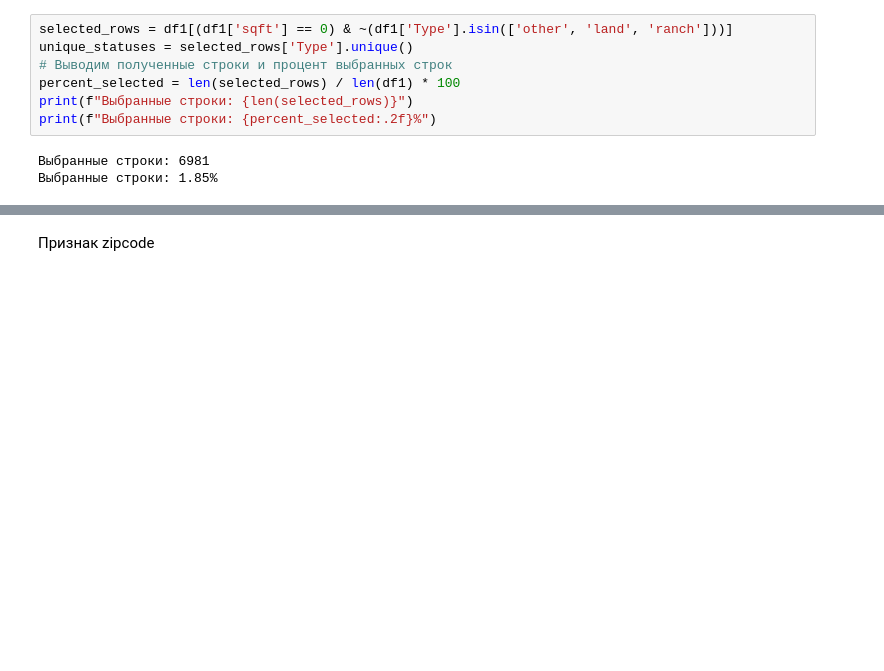
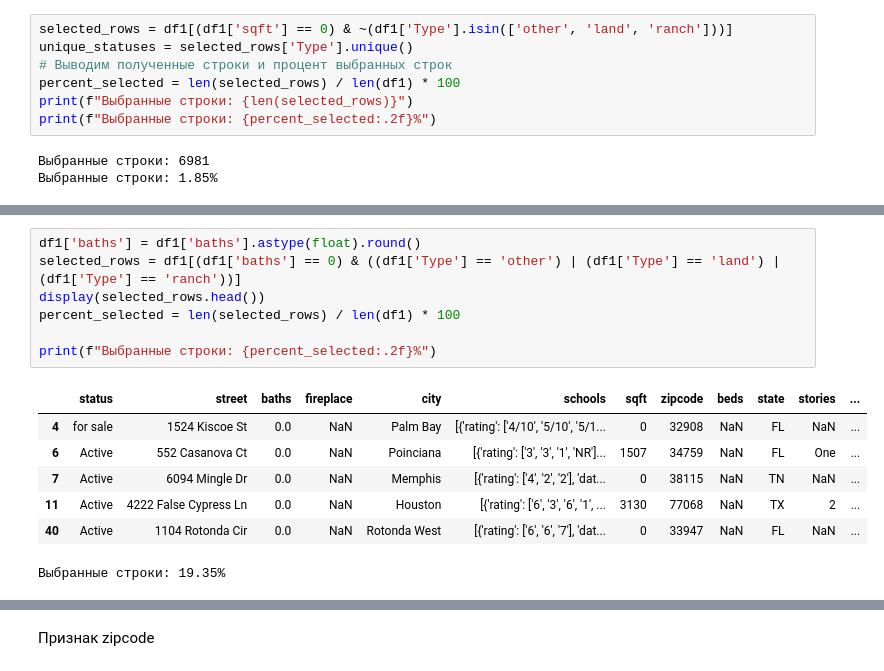
Before and after one commit to Aemikh/ae_data_science, a Jupyter notebook: diplom/1.ipynb, the cells around one changed output, grey strips where cells are left out. Cells and saved outputs as stored; diff of their text form; blank space fills up the shorter version.

```diff
--- a/diplom/1.ipynb
+++ b/diplom/1.ipynb
@@ -479,0 +519,15 @@ print(f"Выбранные строки: {percent_selected:.2f}%")
+# %%
+df1['baths'] = df1['baths'].astype(float).round()
+selected_rows = df1[(df1['baths'] == 0) & ((df1['Type'] == 'other') | (df1['Type'] == 'land') | (df1['Type'] == 'ranch'))]
+display(selected_rows.head())
+percent_selected = len(selected_rows) / len(df1) * 100
+
+print(f"Выбранные строки: {percent_selected:.2f}%")
+# %% [output]
+|  | status | street | baths | fireplace | city | schools | sqft | zipcode | beds | state | stories | ... |
+| 4 | for sale | 1524 Kiscoe St | 0.0 | NaN | Palm Bay | [{'rating': ['4/10', '5/10', '5/1... | 0 | 32908 | NaN | FL | NaN | ... |
+| 6 | Active | 552 Casanova Ct | 0.0 | NaN | Poinciana | [{'rating': ['3', '3', '1', 'NR']... | 1507 | 34759 | NaN | FL | One | ... |
+| 7 | Active | 6094 Mingle Dr | 0.0 | NaN | Memphis | [{'rating': ['4', '2', '2'], 'dat... | 0 | 38115 | NaN | TN | NaN | ... |
+| 11 | Active | 4222 False Cypress Ln | 0.0 | NaN | Houston | [{'rating': ['6', '3', '6', '1', ... | 3130 | 77068 | NaN | TX | 2 | ... |
+| 40 | Active | 1104 Rotonda Cir | 0.0 | NaN | Rotonda West | [{'rating': ['6', '6', '7'], 'dat... | 0 | 33947 | NaN | FL | NaN | ... |
+Выбранные строки: 19.35%
```
Also changed, not shown: parts of 21 cells of this notebook, 6 other files.
